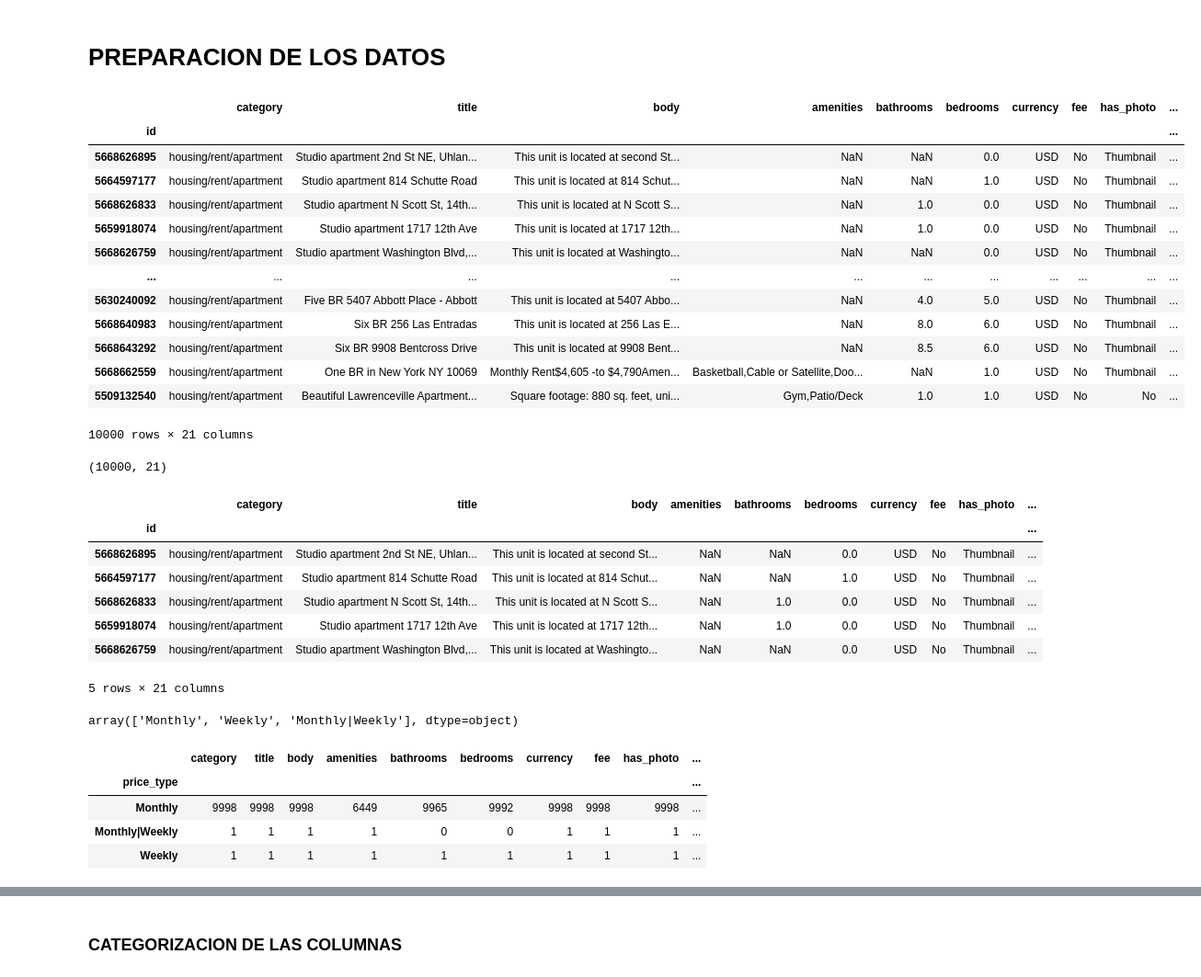
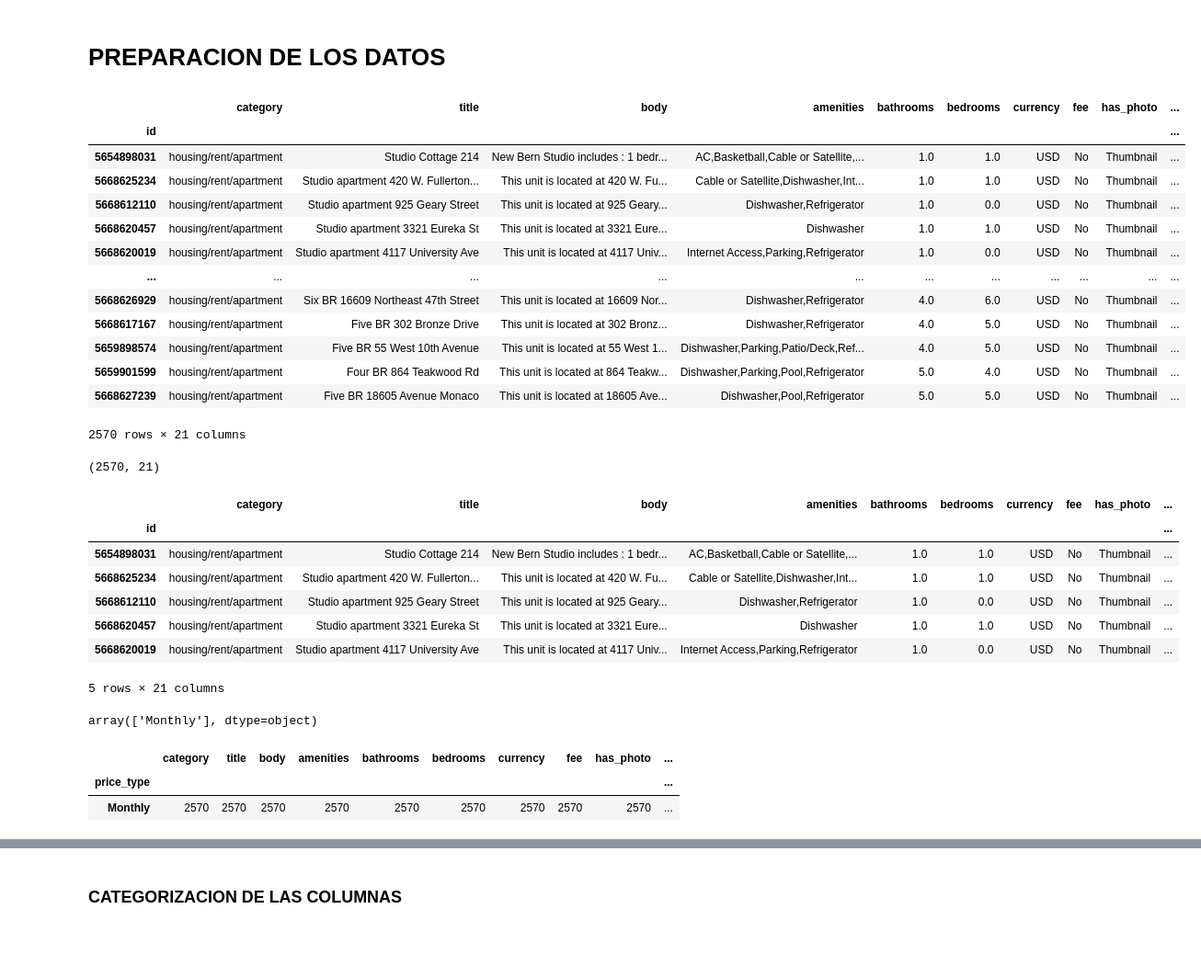
Before and after one commit to andresjulianbolivar/Proyecto1, a Jupyter notebook: Tarea 3/Preparacion_Datos.ipynb, the cells around one changed output, grey strips where cells are left out. Shown: that part at 92% size. Drawn from its saved outputs; the diff is of its cells as text; code cells hidden in the pictures; blank space fills up the shorter version.

```diff
--- a/Tarea 3/Preparacion_Datos.ipynb
+++ b/Tarea 3/Preparacion_Datos.ipynb
@@ -6,52 +6,53 @@ import pandas as pd
 # %%
 #Importar datos
 df = pd.read_csv("datos_apartamentos_rent.csv",index_col=0,encoding="Windows-1252",sep=";")
+df = df.dropna()
+df['latitude'] = df["latitude"].apply(lambda x: float(str(x).replace(".","")))
+df['longitude'] = df["longitude"].apply(lambda x: float(str(x).replace(".","")))
 df
 # %% [output]
 |  | category | title | body | amenities | bathrooms | bedrooms | currency | fee | has_photo | ... |
 | id |  |  |  |  |  |  |  |  |  | ... |
-| 5668626895 | housing/rent/apartment | Studio apartment 2nd St NE, Uhlan... | This unit is located at second St... | NaN | NaN | 0.0 | USD | No | Thumbnail | ... |
-| 5664597177 | housing/rent/apartment | Studio apartment 814 Schutte Road | This unit is located at 814 Schut... | NaN | NaN | 1.0 | USD | No | Thumbnail | ... |
-| 5668626833 | housing/rent/apartment | Studio apartment N Scott St, 14th... | This unit is located at N Scott S... | NaN | 1.0 | 0.0 | USD | No | Thumbnail | ... |
-| 5659918074 | housing/rent/apartment | Studio apartment 1717 12th Ave | This unit is located at 1717 12th... | NaN | 1.0 | 0.0 | USD | No | Thumbnail | ... |
-| 5668626759 | housing/rent/apartment | Studio apartment Washington Blvd,... | This unit is located at Washingto... | NaN | NaN | 0.0 | USD | No | Thumbnail | ... |
+| 5654898031 | housing/rent/apartment | Studio Cottage 214 | New Bern Studio includes : 1 bedr... | AC,Basketball,Cable or Satellite,... | 1.0 | 1.0 | USD | No | Thumbnail | ... |
+| 5668625234 | housing/rent/apartment | Studio apartment 420 W. Fullerton... | This unit is located at 420 W. Fu... | Cable or Satellite,Dishwasher,Int... | 1.0 | 1.0 | USD | No | Thumbnail | ... |
+| 5668612110 | housing/rent/apartment | Studio apartment 925 Geary Street | This unit is located at 925 Geary... | Dishwasher,Refrigerator | 1.0 | 0.0 | USD | No | Thumbnail | ... |
+| 5668620457 | housing/rent/apartment | Studio apartment 3321 Eureka St | This unit is located at 3321 Eure... | Dishwasher | 1.0 | 1.0 | USD | No | Thumbnail | ... |
+| 5668620019 | housing/rent/apartment | Studio apartment 4117 University Ave | This unit is located at 4117 Univ... | Internet Access,Parking,Refrigerator | 1.0 | 0.0 | USD | No | Thumbnail | ... |
 | ... | ... | ... | ... | ... | ... | ... | ... | ... | ... | ... |
-| 5630240092 | housing/rent/apartment | Five BR 5407 Abbott Place - Abbott | This unit is located at 5407 Abbo... | NaN | 4.0 | 5.0 | USD | No | Thumbnail | ... |
-| 5668640983 | housing/rent/apartment | Six BR 256 Las Entradas | This unit is located at 256 Las E... | NaN | 8.0 | 6.0 | USD | No | Thumbnail | ... |
-| 5668643292 | housing/rent/apartment | Six BR 9908 Bentcross Drive | This unit is located at 9908 Bent... | NaN | 8.5 | 6.0 | USD | No | Thumbnail | ... |
-| 5668662559 | housing/rent/apartment | One BR in New York NY 10069 | Monthly Rent$4,605 -to $4,790Amen... | Basketball,Cable or Satellite,Doo... | NaN | 1.0 | USD | No | Thumbnail | ... |
-| 5509132540 | housing/rent/apartment | Beautiful Lawrenceville Apartment... | Square footage: 880 sq. feet, uni... | Gym,Patio/Deck | 1.0 | 1.0 | USD | No | No | ... |
+| 5668626929 | housing/rent/apartment | Six BR 16609 Northeast 47th Street | This unit is located at 16609 Nor... | Dishwasher,Refrigerator | 4.0 | 6.0 | USD | No | Thumbnail | ... |
+| 5668617167 | housing/rent/apartment | Five BR 302 Bronze Drive | This unit is located at 302 Bronz... | Dishwasher,Refrigerator | 4.0 | 5.0 | USD | No | Thumbnail | ... |
+| 5659898574 | housing/rent/apartment | Five BR 55 West 10th Avenue | This unit is located at 55 West 1... | Dishwasher,Parking,Patio/Deck,Ref... | 4.0 | 5.0 | USD | No | Thumbnail | ... |
+| 5659901599 | housing/rent/apartment | Four BR 864 Teakwood Rd | This unit is located at 864 Teakw... | Dishwasher,Parking,Pool,Refrigerator | 5.0 | 4.0 | USD | No | Thumbnail | ... |
+| 5668627239 | housing/rent/apartment | Five BR 18605 Avenue Monaco | This unit is located at 18605 Ave... | Dishwasher,Pool,Refrigerator | 5.0 | 5.0 | USD | No | Thumbnail | ... |
-10000 rows × 21 columns
+2570 rows × 21 columns
 # %%
 #Ver las dimensiones del DataFrame
 df.shape
 # %% [output]
-(10000, 21)
+(2570, 21)
 # %%
 df.head()
 # %% [output]
 |  | category | title | body | amenities | bathrooms | bedrooms | currency | fee | has_photo | ... |
 | id |  |  |  |  |  |  |  |  |  | ... |
-| 5668626895 | housing/rent/apartment | Studio apartment 2nd St NE, Uhlan... | This unit is located at second St... | NaN | NaN | 0.0 | USD | No | Thumbnail | ... |
-| 5664597177 | housing/rent/apartment | Studio apartment 814 Schutte Road | This unit is located at 814 Schut... | NaN | NaN | 1.0 | USD | No | Thumbnail | ... |
-| 5668626833 | housing/rent/apartment | Studio apartment N Scott St, 14th... | This unit is located at N Scott S... | NaN | 1.0 | 0.0 | USD | No | Thumbnail | ... |
-| 5659918074 | housing/rent/apartment | Studio apartment 1717 12th Ave | This unit is located at 1717 12th... | NaN | 1.0 | 0.0 | USD | No | Thumbnail | ... |
-| 5668626759 | housing/rent/apartment | Studio apartment Washington Blvd,... | This unit is located at Washingto... | NaN | NaN | 0.0 | USD | No | Thumbnail | ... |
+| 5654898031 | housing/rent/apartment | Studio Cottage 214 | New Bern Studio includes : 1 bedr... | AC,Basketball,Cable or Satellite,... | 1.0 | 1.0 | USD | No | Thumbnail | ... |
+| 5668625234 | housing/rent/apartment | Studio apartment 420 W. Fullerton... | This unit is located at 420 W. Fu... | Cable or Satellite,Dishwasher,Int... | 1.0 | 1.0 | USD | No | Thumbnail | ... |
+| 5668612110 | housing/rent/apartment | Studio apartment 925 Geary Street | This unit is located at 925 Geary... | Dishwasher,Refrigerator | 1.0 | 0.0 | USD | No | Thumbnail | ... |
+| 5668620457 | housing/rent/apartment | Studio apartment 3321 Eureka St | This unit is located at 3321 Eure... | Dishwasher | 1.0 | 1.0 | USD | No | Thumbnail | ... |
+| 5668620019 | housing/rent/apartment | Studio apartment 4117 University Ave | This unit is located at 4117 Univ... | Internet Access,Parking,Refrigerator | 1.0 | 0.0 | USD | No | Thumbnail | ... |
 5 rows × 21 columns
 # %%
 #Se revisa los valores unicos del tipo de precio
 df["price_type"].unique()
 # %% [output]
-array(['Monthly', 'Weekly', 'Monthly|Weekly'], dtype=object)
+array(['Monthly'], dtype=object)
 # %%
 #Se revisa cuantos inmuebles hay por cada tipo de precio
 df.groupby(["price_type"]).count()
 # %% [output]
 |  | category | title | body | amenities | bathrooms | bedrooms | currency | fee | has_photo | ... |
 | price_type |  |  |  |  |  |  |  |  |  | ... |
-| Monthly | 9998 | 9998 | 9998 | 6449 | 9965 | 9992 | 9998 | 9998 | 9998 | ... |
-| Monthly|Weekly | 1 | 1 | 1 | 1 | 0 | 0 | 1 | 1 | 1 | ... |
-| Weekly | 1 | 1 | 1 | 1 | 1 | 1 | 1 | 1 | 1 | ... |
+| Monthly | 2570 | 2570 | 2570 | 2570 | 2570 | 2570 | 2570 | 2570 | 2570 | ... |
 # %%
 #Se eliminan las 2 filas con tipos de precio distintos a mensual para ser consistentes
 df = df[~df["price_type"].isin(["Weekly", "Monthly|Weekly"])]
```
Also changed, not shown: parts of 5 cells of this notebook, 3 other files.
